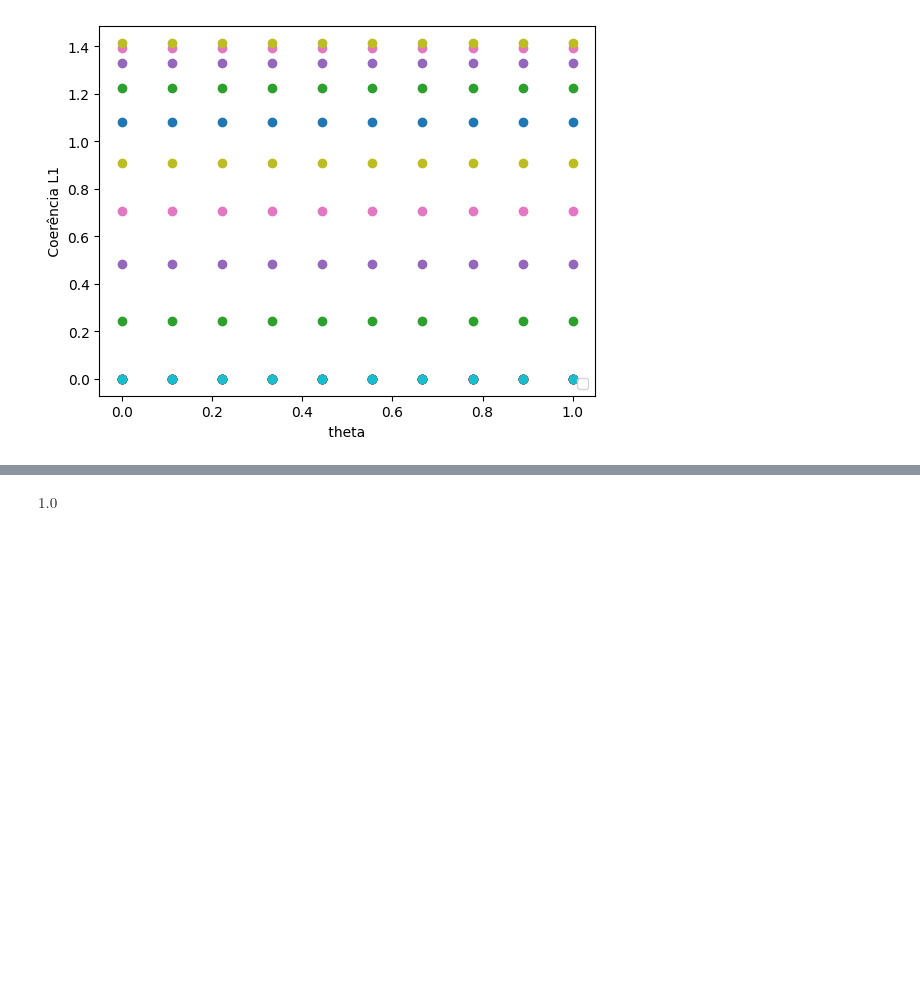
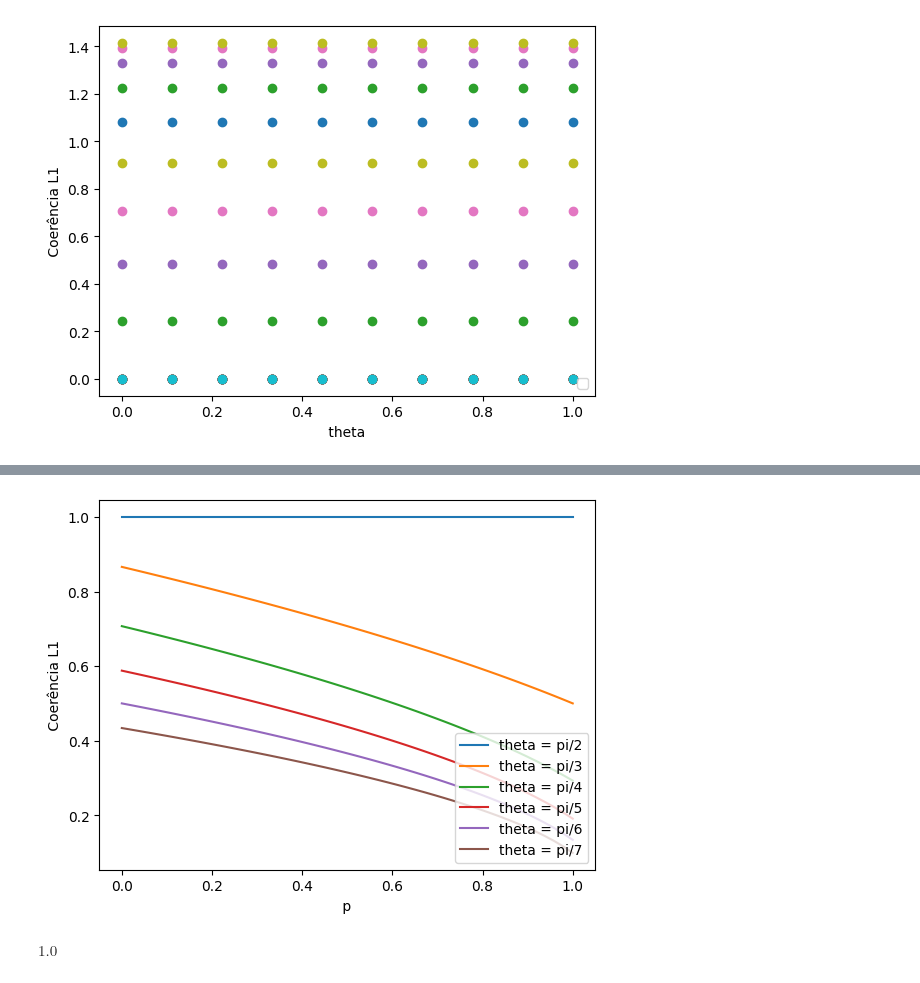
Before and after one commit to SchultzVV/Runtime-qiskit, a Jupyter notebook: theoric/bpf.ipynb, the cells around one changed output, grey strips where cells are left out. Drawn from its saved outputs; the diff is of its cells as text; code cells hidden in the pictures; blank space fills up the shorter version.

```diff
--- a/theoric/bpf.ipynb
+++ b/theoric/bpf.ipynb
@@ -151,28 +180,33 @@ No artists with labels found to put in legend.  Note that artists whose label st
 # %%
 
 #list_gamma = linspace(0,1,10)
 list_p = linspace(0,1,50)
 
-coerencias_R = []
-coerencias_L = []
+
 #for g in list_gamma:
 rho_list = []
-for p in list_p:
-    rho = rhoAB_bpf_sympy(pi/2, 0, p)
-    rho_list.append(rho)
+list_theta = [ pi/2, pi/3, pi/4, pi/5, pi/6, pi/7]
+for theta in list_theta:
+    coerencias_R = []
+    coerencias_L = []
+    for p in list_p:
+        rho = rhoAB_bpf_sympy(theta, 0, p)
+        rho_list.append(rho)
 
-    rhoA_R = pTraceR_num(2,2,rho)
-    rhoA_L = pTraceL_num(2,2,rho)
-    cA_R = coh_l1(rhoA_R)
-    cA_L = coh_l1(rhoA_L)
-    coerencias_R.append(cA_R)
-    coerencias_L.append(cA_L)
-plt.plot(list_p,coerencias_R,label='Rho_R')
-plt.plot(list_p,coerencias_L,label='Rho_L')
+        rhoA_R = pTraceR_num(2,2,rho)
+        rhoA_L = pTraceL_num(2,2,rho)
+        cA_R = coh_l1(rhoA_R)
+        cA_L = coh_l1(rhoA_L)
+        coerencias_R.append(cA_R)
+        coerencias_L.append(cA_L)
+    plt.plot(list_p,coerencias_R,label=f'theta = {theta}')
+    #plt.plot(list_p,coerencias_L,label='Rho_L')
 plt.xlabel(' p ')
 plt.ylabel(' Coerência L1 ')
 plt.legend(loc=4)
 plt.show()
+# %% [output]
+[figure, added]
 # %%
 list_p = linspace(0,1,50)
 
```
Also changed, not shown: parts of 2 cells of this notebook, 2 other files.
